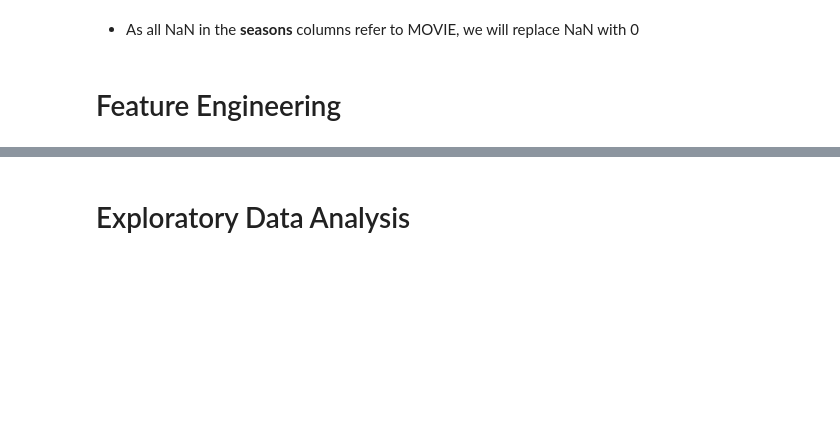
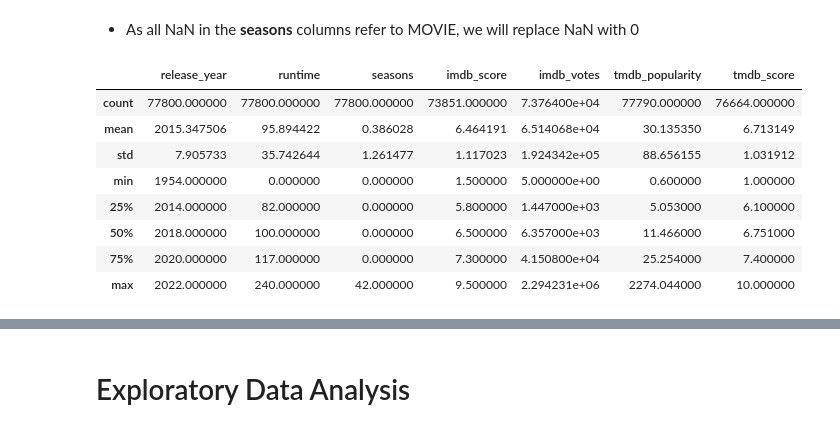
Before and after one commit to leonardoccarv/NetflixClustering, a Jupyter notebook: NetflixRecommendation.ipynb, the cells around one changed output, grey strips where cells are left out. Saved outputs shown, nothing was run; the diff lists cells and outputs as text; code cells hidden in the pictures; blank space fills up the shorter version.

```diff
--- a/NetflixRecommendation.ipynb
+++ b/NetflixRecommendation.ipynb
@@ -163,3 +163,15 @@ df['seasons'] = df['seasons'].astype(int)
 # %% [markdown]
 - As all NaN in the **seasons** columns refer to MOVIE, we will replace NaN with 0
+# %%
+df.describe()
+# %% [output]
+|  | release_year | runtime | seasons | imdb_score | imdb_votes | tmdb_popularity | tmdb_score |
+| count | 77800.000000 | 77800.000000 | 77800.000000 | 73851.000000 | 7.376400e+04 | 77790.000000 | 76664.000000 |
+| mean | 2015.347506 | 95.894422 | 0.386028 | 6.464191 | 6.514068e+04 | 30.135350 | 6.713149 |
+| std | 7.905733 | 35.742644 | 1.261477 | 1.117023 | 1.924342e+05 | 88.656155 | 1.031912 |
+| min | 1954.000000 | 0.000000 | 0.000000 | 1.500000 | 5.000000e+00 | 0.600000 | 1.000000 |
+| 25% | 2014.000000 | 82.000000 | 0.000000 | 5.800000 | 1.447000e+03 | 5.053000 | 6.100000 |
+| 50% | 2018.000000 | 100.000000 | 0.000000 | 6.500000 | 6.357000e+03 | 11.466000 | 6.751000 |
+| 75% | 2020.000000 | 117.000000 | 0.000000 | 7.300000 | 4.150800e+04 | 25.254000 | 7.400000 |
+| max | 2022.000000 | 240.000000 | 42.000000 | 9.500000 | 2.294231e+06 | 2274.044000 | 10.000000 |
 # %%
@@ -175,2 +191,0 @@ df[columns_imputer] = ax2
-# %% [markdown]
-# Feature Engineering
```
Also changed, not shown: parts of 21 cells of this notebook.
